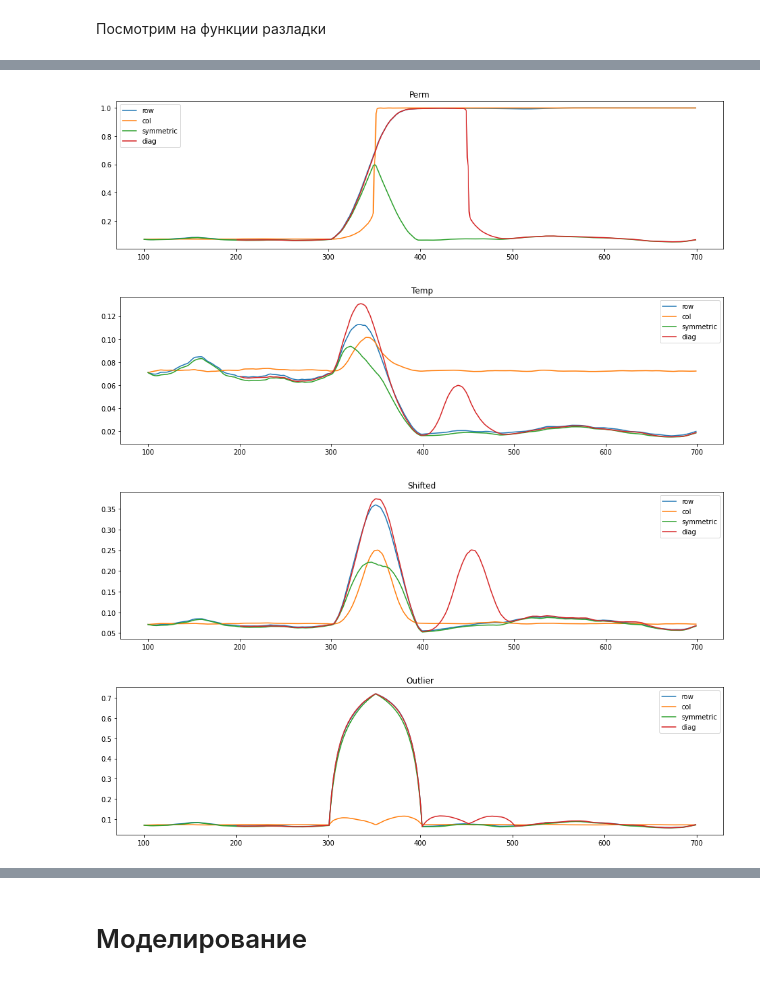
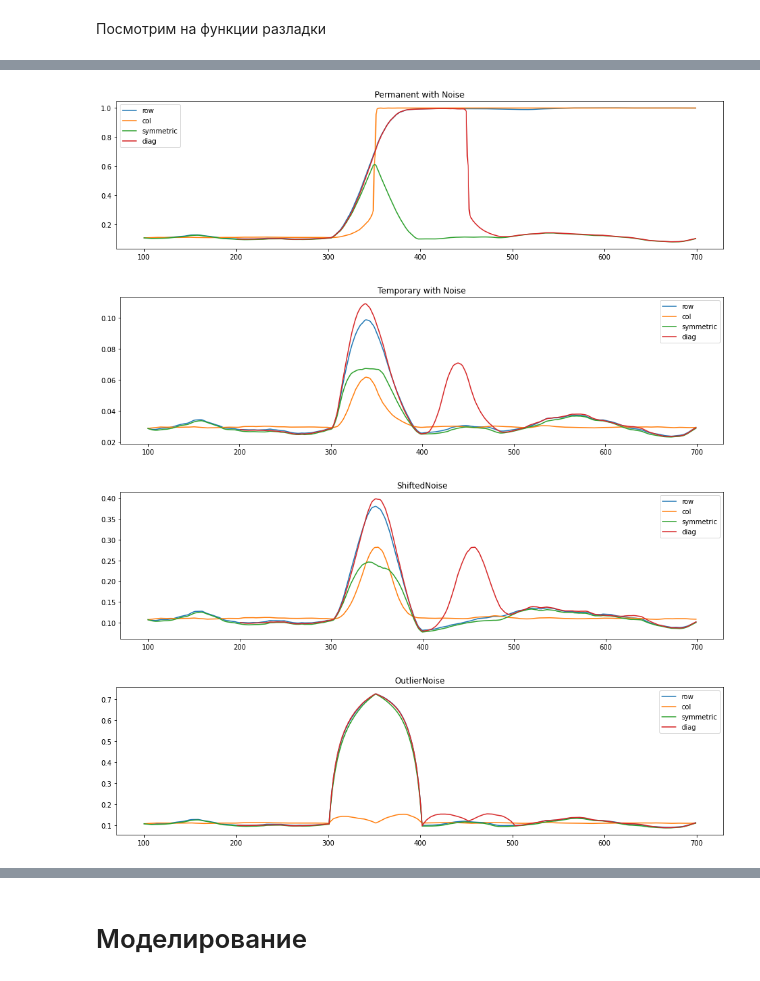
Before and after one commit to Loulaan/researchWork, a Jupyter notebook: heterFuncTestCertain.ipynb, the cells around one changed output, grey strips where cells are left out. Saved outputs shown, nothing was run; the diff lists cells and outputs as text; code cells hidden in the pictures.

Commit message:
add modelling for noised data and generating appropriate tables

```diff
--- a/heterFuncTestCertain.ipynb
+++ b/heterFuncTestCertain.ipynb
@@ -50,6 +43,7 @@ B = 100
 T_ = 100
 L = 50
 r = 2
+noiseVariance = 0.5
 
 method = "svd"
 # %%
@@ -68,7 +62,7 @@ seriesShifted = lambda n: C1*np.sin(2*np.pi*w1*n + phi1) if n < Q-1 else C1*np.s
 seriesOutlier = lambda n: C1*np.sin(2*np.pi*w1*n + phi1)
 
 np.random.seed(0)
-eps = np.random.randn(N) * 0.2
+eps = np.random.randn(N) * noiseVariance**2
 
 fPerm = [seriesPermanent(i) for i in range(N)]
 fPermNoise = fPerm + eps
@@ -76,7 +70,9 @@ hmPerm = Hmatr(fPerm, B, T_, L, neig=r, svdMethod=method)
 hmPermNoise = Hmatr(fPermNoise, B, T_, L, neig=r, svdMethod=method)
 
 fTemp = [seriesTemporary(i) for i in range(N)]
-fTempNoise = fTemp + eps
+tmp = deepcopy(eps)
+tmp[:Q] = tmp[:Q]/2
+fTempNoise = fTemp + tmp
 hmTemp = Hmatr(fTemp, B, T_, L, neig=r, svdMethod=method)
 hmTempNoise = Hmatr(fTempNoise, B, T_, L, neig=r, svdMethod=method)
 
@@ -106,10 +112,10 @@ plotSeries(fOutlierNoise, 'fOutlierNoise')
 # %%
-hmPermNoise.plotHeterFunc('Perm')
-hmTempNoise.plotHeterFunc('Temp')
-hmShiftedNoise.plotHeterFunc('Shifted')
-hmOutlierNoise.plotHeterFunc('Outlier')
+hmPermNoise.plotHeterFunc('Permanent with Noise')
+hmTempNoise.plotHeterFunc('Temporary with Noise')
+hmShiftedNoise.plotHeterFunc('ShiftedNoise')
+hmOutlierNoise.plotHeterFunc('OutlierNoise')
 # %% [output]
-[figure, old version]
+[figure, new version]
-[figure, old version]
+[figure, new version]
-[figure, old version]
+[figure, new version]
-[figure, old version]
+[figure, new version]
```
Also changed, not shown: parts of 34 cells of this notebook, 8 other files.
